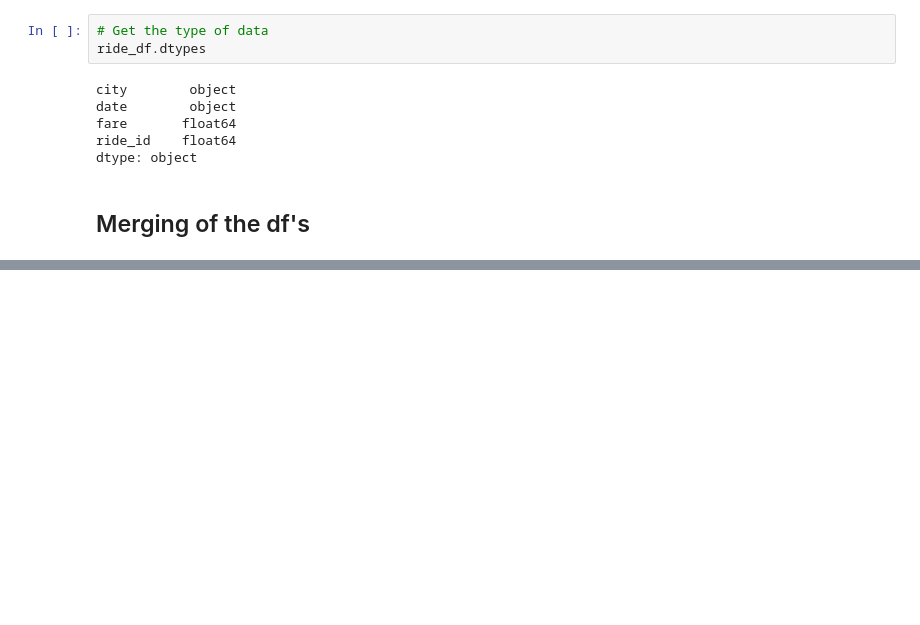
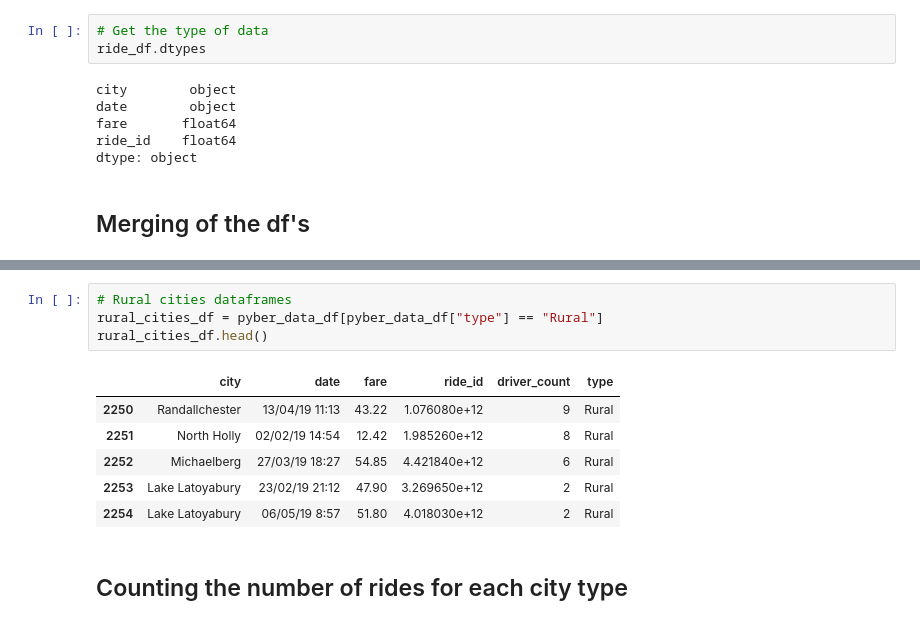
Before and after one commit to AlbertoQSal/PyBer_Analysis, a Jupyter notebook: PyBer.ipynb, the cells around one changed output, grey strips where cells are left out. Drawn from its saved outputs; the diff is of its cells as text; blank space fills up the shorter version.

```diff
--- a/PyBer.ipynb
+++ b/PyBer.ipynb
@@ -129,0 +147,13 @@ pyber_data_df.head()
+# %%
+# Rural cities dataframes
+rural_cities_df = pyber_data_df[pyber_data_df["type"] == "Rural"]
+rural_cities_df.head()
+# %% [output]
+|  | city | date | fare | ride_id | driver_count | type |
+| 2250 | Randallchester | 13/04/19 11:13 | 43.22 | 1.076080e+12 | 9 | Rural |
+| 2251 | North Holly | 02/02/19 14:54 | 12.42 | 1.985260e+12 | 8 | Rural |
+| 2252 | Michaelberg | 27/03/19 18:27 | 54.85 | 4.421840e+12 | 6 | Rural |
+| 2253 | Lake Latoyabury | 23/02/19 21:12 | 47.90 | 3.269650e+12 | 2 | Rural |
+| 2254 | Lake Latoyabury | 06/05/19 8:57 | 51.80 | 4.018030e+12 | 2 | Rural |
+# %% [markdown]
+## Counting the number of rides for each city type
```
Also changed, not shown: parts of 18 cells of this notebook, 8 other files.
